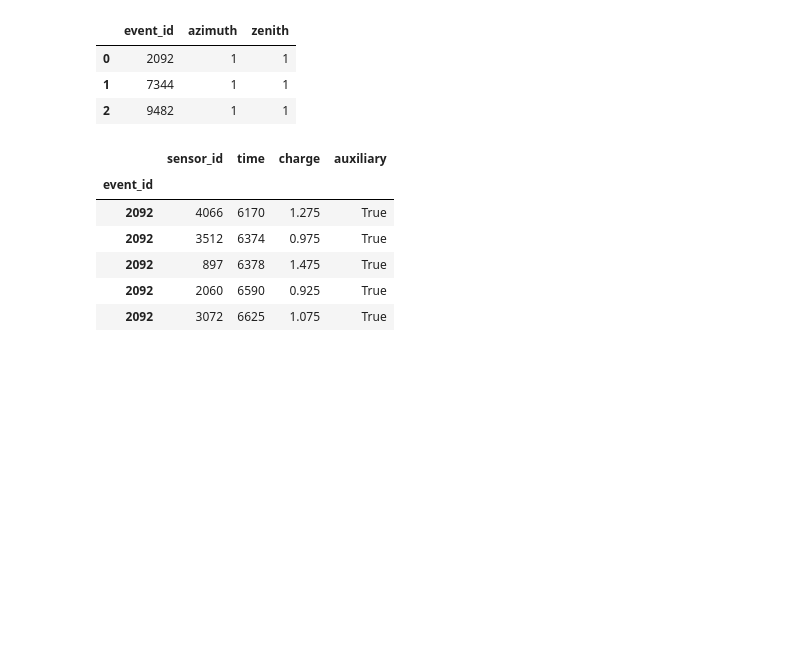
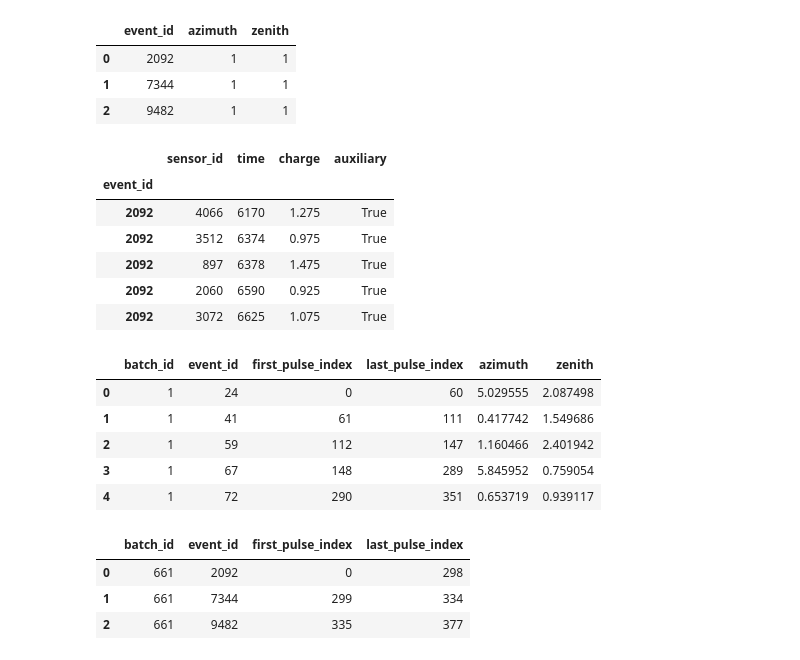
Before and after one commit to iandrorak/Neutrinos-in-Deep-Ice, a Jupyter notebook: base.ipynb, the cells around one changed output. Cells and saved outputs as stored; diff of their text form; code cells hidden in the pictures; blank space fills up the shorter version.

Commit message:
look added

```diff
--- a/base.ipynb
+++ b/base.ipynb
@@ -33,0 +18,8 @@ E:\Neutrino\train\batch_99.parquet
+# %%
+# Print all files in the input directory
+
+neutrino_folder = 'E:\\Neutrino'
+
+for dirname, _, filenames in os.walk(neutrino_folder) :
+    for filename in filenames:
+        print(os.path.join(dirname, filename))
@@ -63,3 +75,23 @@ test.head()
 | 2092 | 897 | 6378 | 1.475 | True |
 | 2092 | 2060 | 6590 | 0.925 | True |
 | 2092 | 3072 | 6625 | 1.075 | True |
+# %%
+# look at the train metadata file
+train_metadata = pd.read_parquet(neutrino_folder + '\\train_meta.parquet')
+train_metadata.head()
+# %% [output]
+|  | batch_id | event_id | first_pulse_index | last_pulse_index | azimuth | zenith |
+| 0 | 1 | 24 | 0 | 60 | 5.029555 | 2.087498 |
+| 1 | 1 | 41 | 61 | 111 | 0.417742 | 1.549686 |
+| 2 | 1 | 59 | 112 | 147 | 1.160466 | 2.401942 |
+| 3 | 1 | 67 | 148 | 289 | 5.845952 | 0.759054 |
+| 4 | 1 | 72 | 290 | 351 | 0.653719 | 0.939117 |
+# %%
+# look at the test metadata file
+test_metadata = pd.read_parquet(neutrino_folder + '\\test_meta.parquet')
+test_metadata.head()
+# %% [output]
+|  | batch_id | event_id | first_pulse_index | last_pulse_index |
+| 0 | 661 | 2092 | 0 | 298 |
+| 1 | 661 | 7344 | 299 | 334 |
+| 2 | 661 | 9482 | 335 | 377 |
```
Also changed, not shown: parts of 8 cells of this notebook.
